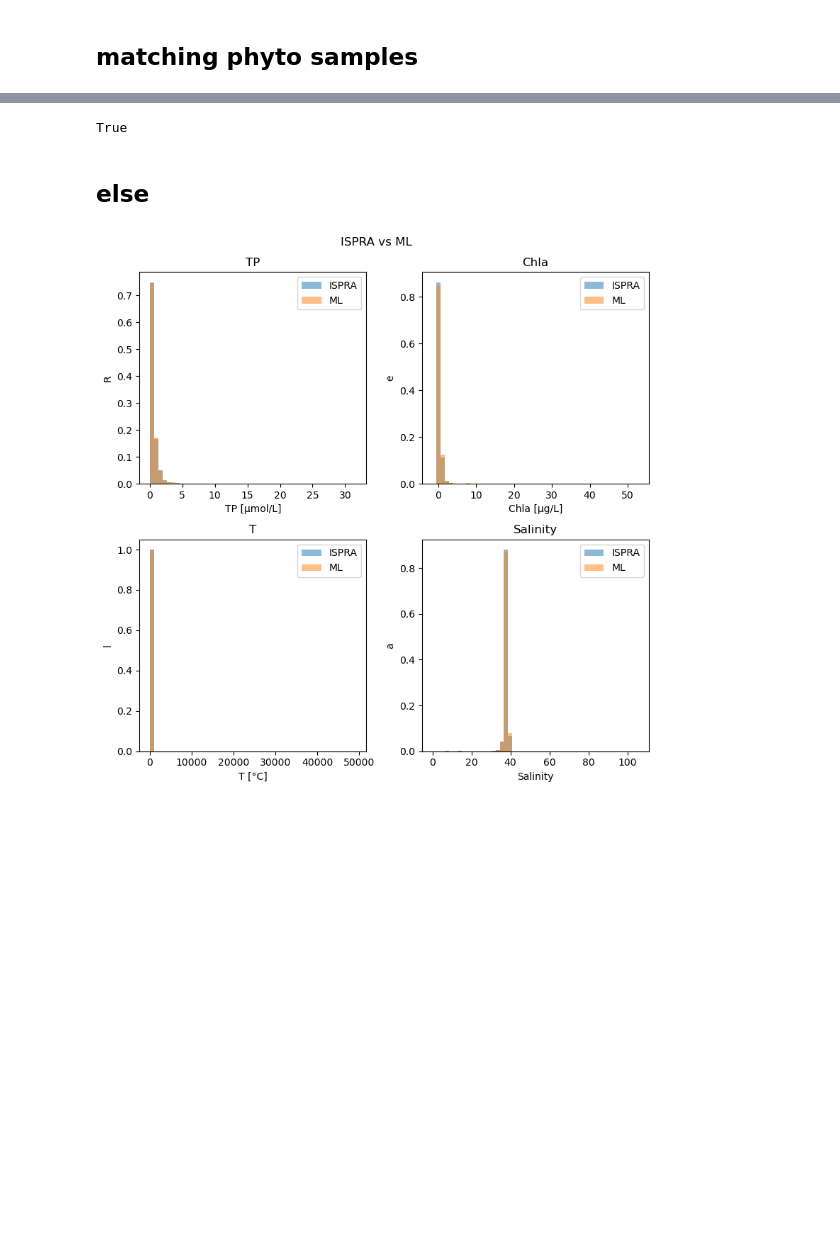
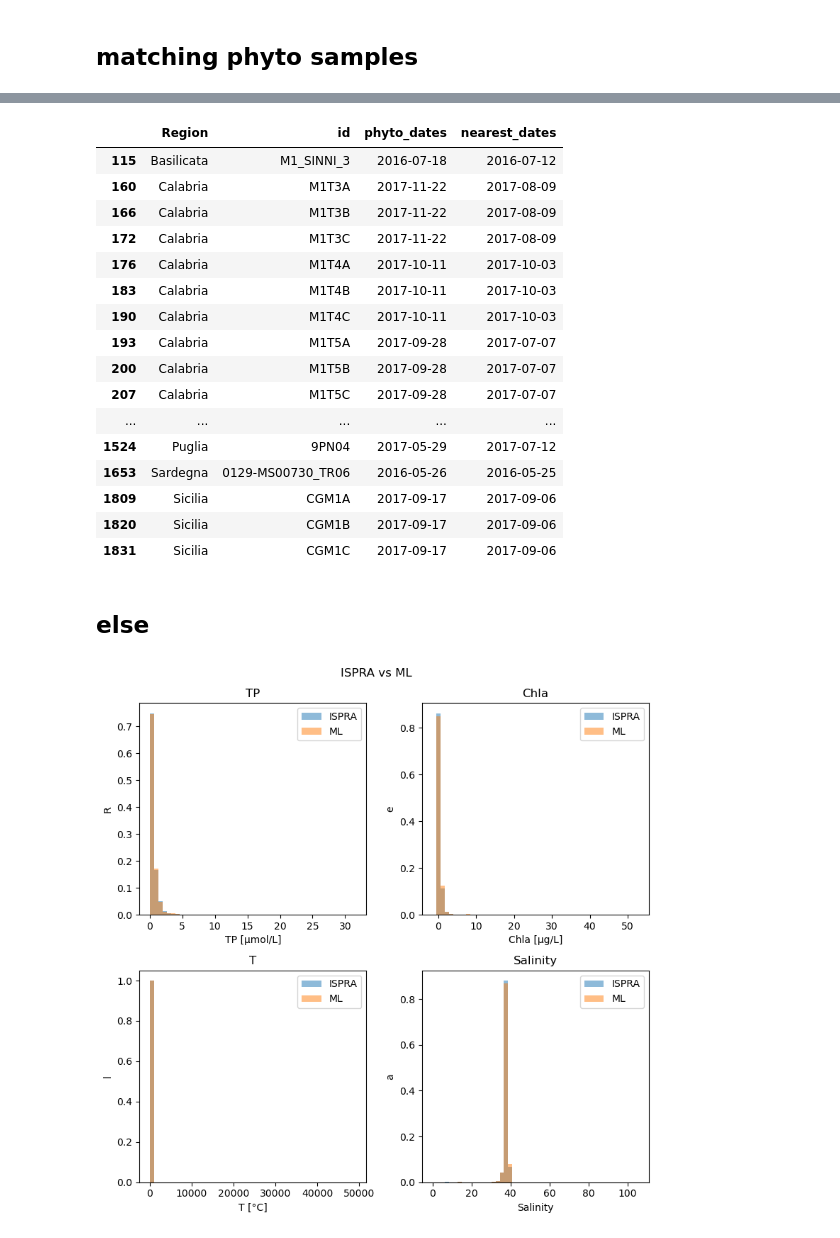
Before and after one commit to Alberto-Ghedin/ISPRA_20152017_Analysis, a Jupyter notebook: Create_dataset/modify_raw_env_data.ipynb, the cells around one changed output, grey strips where cells are left out. Cells and saved outputs as stored; diff of their text form; code cells hidden in the pictures; blank space fills up the shorter version.

Commit message:
matched data for env variables

```diff
--- a/Create_dataset/modify_raw_env_data.ipynb
+++ b/Create_dataset/modify_raw_env_data.ipynb
@@ -286,6 +204,0 @@ ispra_samples.groupby(["Region", "id", pd.Grouper(key = "Date", freq = "M")]).co
-# %%
-df = ispra_samples
-cond = (df["Region"] == "Emilia-Romagna") & ((df["Date"] == "2015-10-05") | (df["Date"] == "2015-10-09"))
-print(cond.any())
-# %% [output]
-True
@@ -292,12 +209,52 @@ True
 # %%
-for df in [ispra_samples, ml_samples]:
-    cond = (df["Region"] == "Emilia-Romagna") & ((df["Date"] == "2015-10-05") | (df["Date"] == "2015-10-09"))
-    df.loc[cond, "Date"] = datetime(2015, 9, 30)
-    cond = (df["Region"] == "Marche") & ((df["Date"] == "2016-03-08") | (df["Date"] == "2016-03-02"))
-    df.loc[cond, "Date"] = datetime(2016, 2, 27)
-    cond = (df["Region"] == "Marche") & (df["Date"] == "2017-04-04")
-    df.loc[cond, "Date"] = datetime(2017, 3, 30)
-    cond = (df["Region"] == "Marche") & (df["Date"] == "2017-05-02")
-    df.loc[cond, "Date"] = datetime(2017, 4, 30)
-    cond = (df["Region"] == "Veneto") & (df["Date"] == "2016-05-05")
-    df.loc[cond, "Date"] = datetime(2016, 4, 30)
+cond = (ispra_samples["Region"] == "Emilia-Romagna") & ((ispra_samples["Date"] == "2015-10-05") | (ispra_samples["Date"] == "2015-10-09"))
+ispra_samples.loc[cond, "Date"] = datetime(2015, 9, 30)
+cond = (ispra_samples["Region"] == "Marche") & ((ispra_samples["Date"] == "2016-03-08") | (ispra_samples["Date"] == "2016-03-02"))
+ispra_samples.loc[cond, "Date"] = datetime(2016, 2, 27)
+cond = (ispra_samples["Region"] == "Marche") & (ispra_samples["Date"].isin(["2017-04-04", "2017-04-05"]))
+ispra_samples.loc[cond, "Date"] = datetime(2017, 3, 30)
+cond = (ispra_samples["Region"] == "Marche") & (ispra_samples["Date"] == "2017-05-02")
+ispra_samples.loc[cond, "Date"] = datetime(2017, 4, 30)
+cond = (ispra_samples["Region"] == "Veneto") & (ispra_samples["Date"] == "2016-05-05")
+ispra_samples.loc[cond, "Date"] = datetime(2016, 4, 30)
+# %%
+def nearest(items, pivot, key = lambda x, pivot: abs(x - pivot)):
+    return min(items, key=lambda x: abs(x - pivot))
+# %%
+matched_dates = pd.DataFrame()
+regions = []
+ids = []
+pivot_dates = []
+nearest_dates = []
+for (group, dates) in phyto_samples.groupby(["Region", "id"]):
+    id = group[1]
+    ispra_dates = ispra_samples.query("id == @id")["Date"].to_numpy()
+    for pivot_date in dates["Date"]:
+        pivot_dates += [pivot_date]
+        nearest_dates += [nearest(ispra_dates, pivot_date)]
+        regions += [group[0]]
+        ids += [id]
+matched_dates["Region"] = regions
+matched_dates["id"] = ids
+matched_dates["phyto_dates"] = pivot_dates
+matched_dates["nearest_dates"] = nearest_dates
+# %%
+matched_dates.query("phyto_dates != nearest_dates")
+# %% [output]
+|  | Region | id | phyto_dates | nearest_dates |
+| 115 | Basilicata | M1_SINNI_3 | 2016-07-18 | 2016-07-12 |
+| 160 | Calabria | M1T3A | 2017-11-22 | 2017-08-09 |
+| 166 | Calabria | M1T3B | 2017-11-22 | 2017-08-09 |
+| 172 | Calabria | M1T3C | 2017-11-22 | 2017-08-09 |
+| 176 | Calabria | M1T4A | 2017-10-11 | 2017-10-03 |
+| 183 | Calabria | M1T4B | 2017-10-11 | 2017-10-03 |
+| 190 | Calabria | M1T4C | 2017-10-11 | 2017-10-03 |
+| 193 | Calabria | M1T5A | 2017-09-28 | 2017-07-07 |
+| 200 | Calabria | M1T5B | 2017-09-28 | 2017-07-07 |
+| 207 | Calabria | M1T5C | 2017-09-28 | 2017-07-07 |
+| ... | ... | ... | ... | ... |
+| 1524 | Puglia | 9PN04 | 2017-05-29 | 2017-07-12 |
+| 1653 | Sardegna | 0129-MS00730_TR06 | 2016-05-26 | 2016-05-25 |
+| 1809 | Sicilia | CGM1A | 2017-09-17 | 2017-09-06 |
+| 1820 | Sicilia | CGM1B | 2017-09-17 | 2017-09-06 |
+| 1831 | Sicilia | CGM1C | 2017-09-17 | 2017-09-06 |
```
Also changed, not shown: parts of 34 cells of this notebook, 4 other files.
